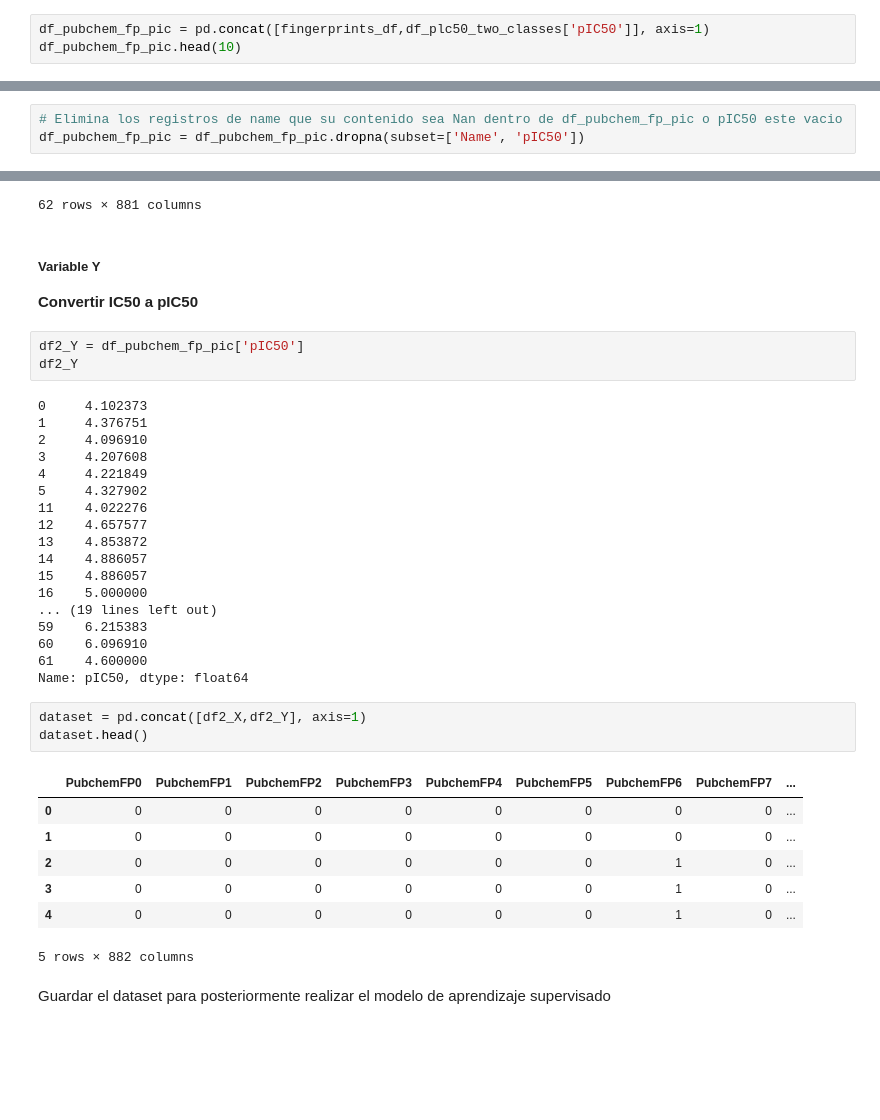
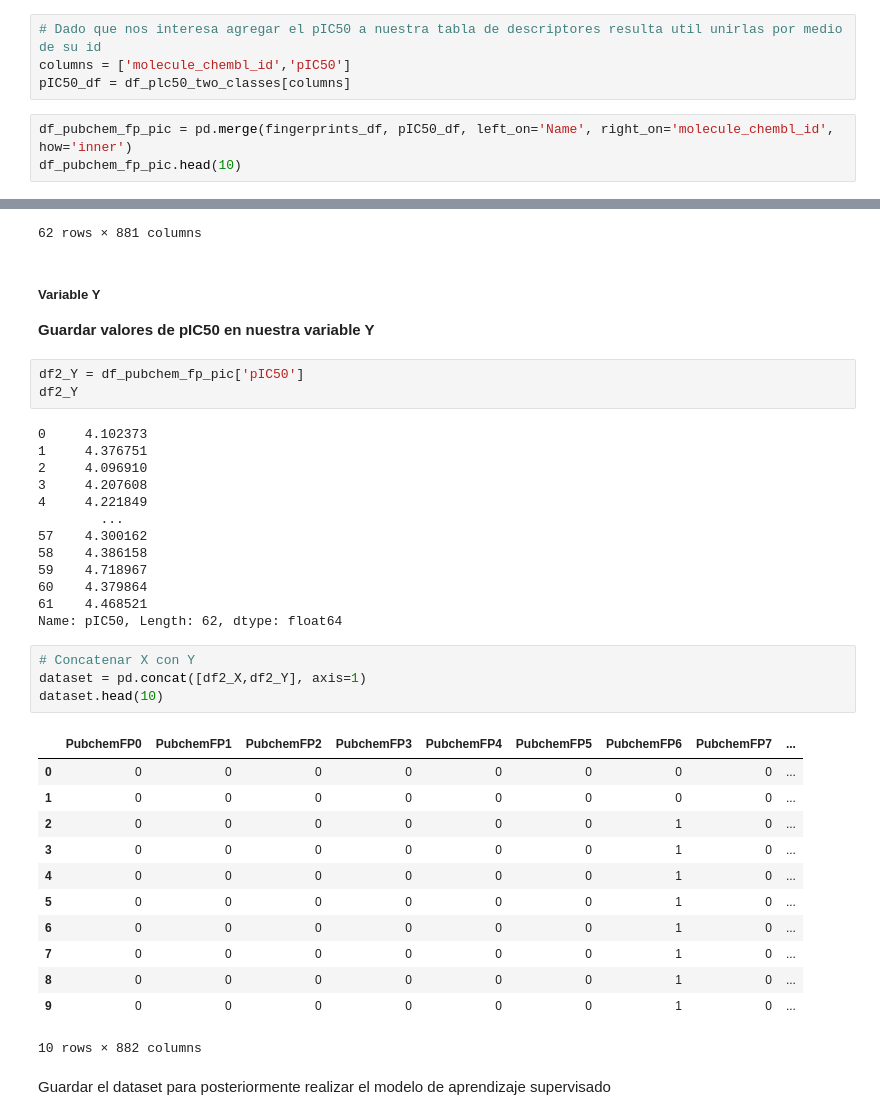
Before and after one commit to rromerov/Proyecto_Integrador, a Jupyter notebook: Avance2/Avance2.12.ipynb, the cells around one changed output, grey strips where cells are left out. Drawn from its saved outputs; the diff is of its cells as text; blank space fills up the shorter version.

Commit message:
Fix nan values in final dataset

```diff
--- a/Avance2/Avance2.12.ipynb
+++ b/Avance2/Avance2.12.ipynb
@@ -651,5 +661,9 @@ len(fingerprints_df)
+# %%
+# Dado que nos interesa agregar el pIC50 a nuestra tabla de descriptores resulta util unirlas por medio de su id
+columns = ['molecule_chembl_id','pIC50']
+pIC50_df = df_plc50_two_classes[columns]
 # %%
-df_pubchem_fp_pic = pd.concat([fingerprints_df,df_plc50_two_classes['pIC50']], axis=1)
+df_pubchem_fp_pic = pd.merge(fingerprints_df, pIC50_df, left_on='Name', right_on='molecule_chembl_id', how='inner')
 df_pubchem_fp_pic.head(10)
 # %% [output]
 |  | Name | PubchemFP0 | PubchemFP1 | PubchemFP2 | PubchemFP3 | PubchemFP4 | PubchemFP5 | PubchemFP6 | ... |
@@ -667,6 +681,3 @@ df_pubchem_fp_pic.head(10)
-# %%
-# Elimina los registros de name que su contenido sea Nan dentro de df_pubchem_fp_pic o pIC50 este vacio
-df_pubchem_fp_pic = df_pubchem_fp_pic.dropna(subset=['Name', 'pIC50'])
 # %%
 df_pubchem_fp_pic
 # %% [output]
@@ -727,10 +733,10 @@ df2_X
 | 60 | 0 | 0 | 0 | 0 | 0 | 0 | 0 | 0 | ... |
 | 61 | 0 | 0 | 0 | 0 | 0 | 0 | 0 | 0 | ... |
 62 rows × 881 columns
-# %% [markdown]
-##### Variable Y
-
-**Convertir IC50 a pIC50**
+# %% [markdown]
+##### Variable Y
+
+**Guardar valores de pIC50 en nuestra variable Y**
 # %%
 df2_Y = df_pubchem_fp_pic['pIC50']
 df2_Y
@@ -740,29 +746,30 @@ df2_Y
 2     4.096910
 3     4.207608
 4     4.221849
-5     4.327902
-11    4.022276
-12    4.657577
-13    4.853872
-14    4.886057
-15    4.886057
-16    5.000000
-... (19 lines left out)
-59    6.215383
-60    6.096910
-61    4.600000
-Name: pIC50, dtype: float64
+        ...
+57    4.300162
+58    4.386158
+59    4.718967
+60    4.379864
+61    4.468521
+Name: pIC50, Length: 62, dtype: float64
 # %%
+# Concatenar X con Y
 dataset = pd.concat([df2_X,df2_Y], axis=1)
-dataset.head()
+dataset.head(10)
 # %% [output]
 |  | PubchemFP0 | PubchemFP1 | PubchemFP2 | PubchemFP3 | PubchemFP4 | PubchemFP5 | PubchemFP6 | PubchemFP7 | ... |
 | 0 | 0 | 0 | 0 | 0 | 0 | 0 | 0 | 0 | ... |
 | 1 | 0 | 0 | 0 | 0 | 0 | 0 | 0 | 0 | ... |
 | 2 | 0 | 0 | 0 | 0 | 0 | 0 | 1 | 0 | ... |
 | 3 | 0 | 0 | 0 | 0 | 0 | 0 | 1 | 0 | ... |
 | 4 | 0 | 0 | 0 | 0 | 0 | 0 | 1 | 0 | ... |
+| 5 | 0 | 0 | 0 | 0 | 0 | 0 | 1 | 0 | ... |
+| 6 | 0 | 0 | 0 | 0 | 0 | 0 | 1 | 0 | ... |
+| 7 | 0 | 0 | 0 | 0 | 0 | 0 | 1 | 0 | ... |
+| 8 | 0 | 0 | 0 | 0 | 0 | 0 | 1 | 0 | ... |
+| 9 | 0 | 0 | 0 | 0 | 0 | 0 | 1 | 0 | ... |
-5 rows × 882 columns
+10 rows × 882 columns
 # %% [markdown]
 Guardar el dataset para posteriormente realizar el modelo de aprendizaje supervisado
 # %%
```
Also changed, not shown: parts of 9 cells of this notebook.
